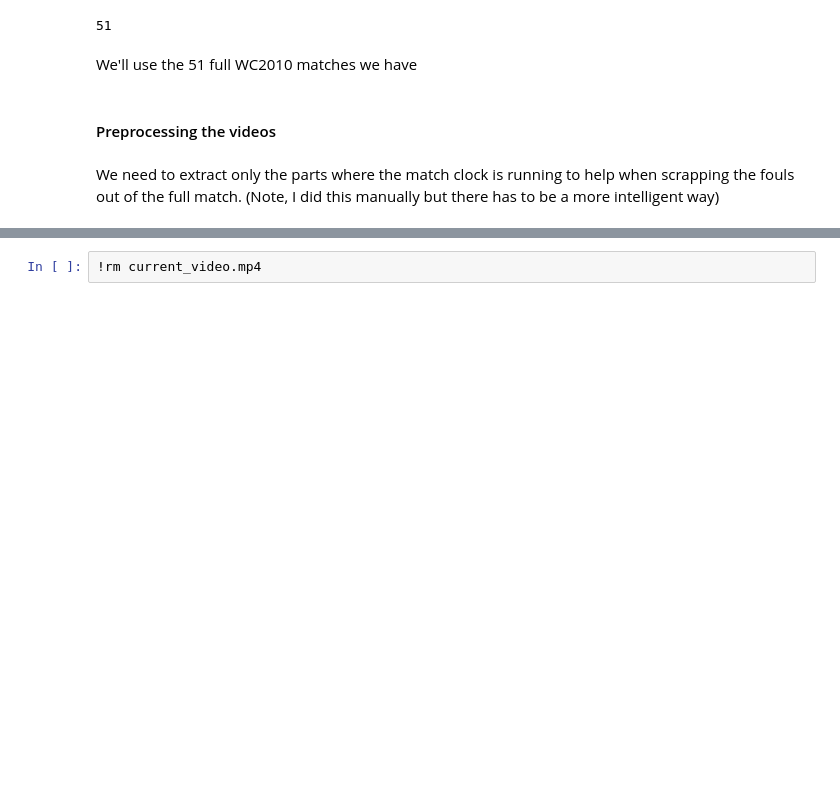
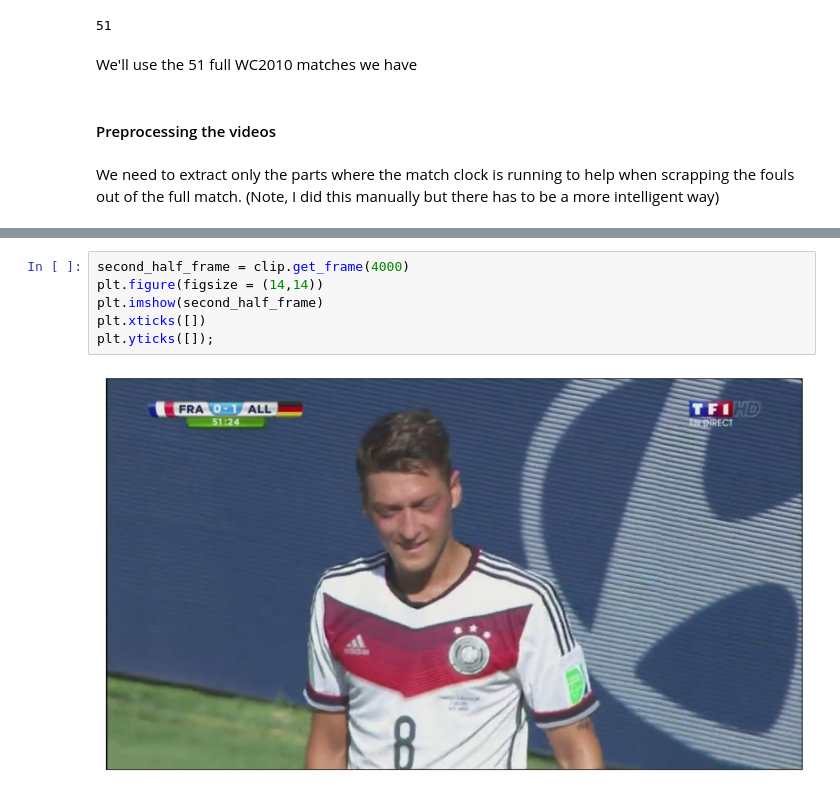
Before and after one commit to Nacho2904/auto_referee, a Jupyter notebook: match_scrapper.ipynb, the cells around one changed output, grey strips where cells are left out. Cells and saved outputs as stored; diff of their text form; blank space fills up the shorter version.

```diff
--- a/match_scrapper.ipynb
+++ b/match_scrapper.ipynb
@@ -299,5 +297,11 @@ plt.yticks([]);
-# %%
-!rm current_video.mp4
+# %%
+second_half_frame = clip.get_frame(4000)
+plt.figure(figsize = (14,14))
+plt.imshow(second_half_frame)
+plt.xticks([])
+plt.yticks([]);
+# %% [output]
+[figure, added]
 # %%
 [{'match_url': 'https://videos.footballia.net/uploads/video/source_file/17293/2014_Brasil_-_Croacia.mp4',
   'home': 'brazil',
```
Also changed, not shown: parts of 5 cells of this notebook.
